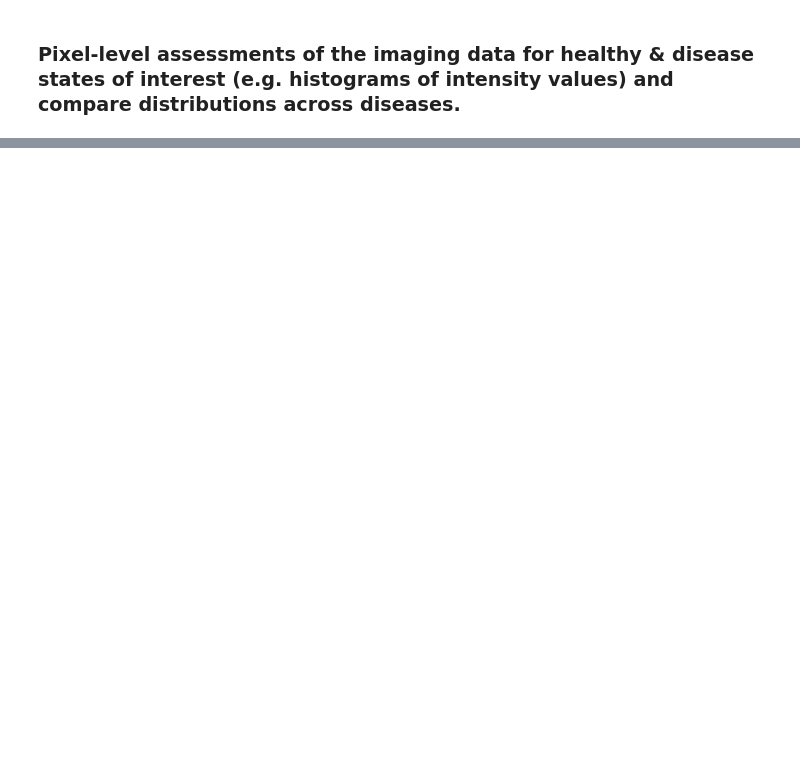
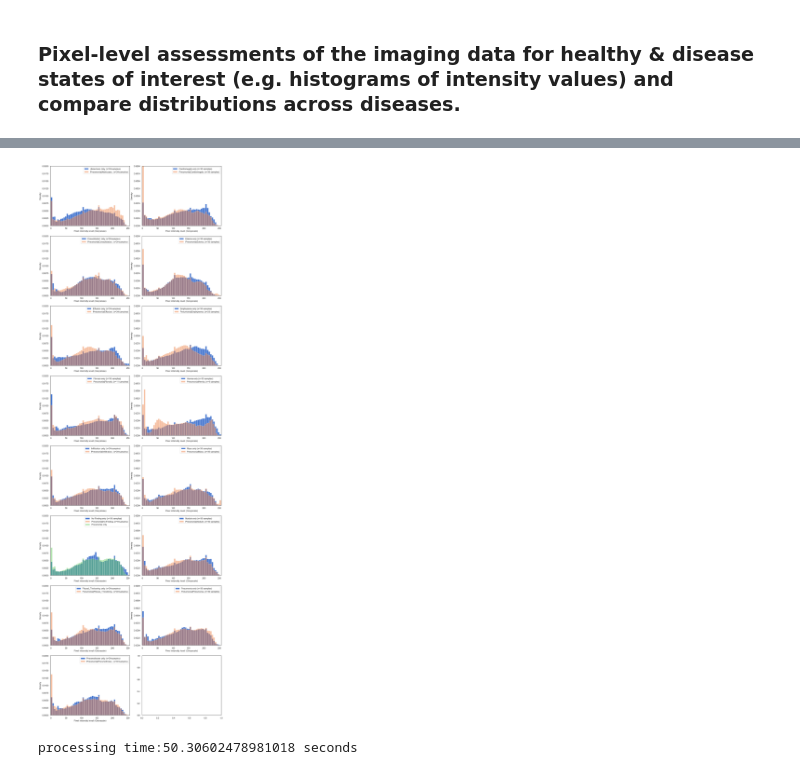
Before and after one commit to maurodsantos/AIHCND_C2_Starter, a Jupyter notebook: EDA.ipynb, the cells around one changed output, grey strips where cells are left out. Drawn from its saved outputs; the diff is of its cells as text; code cells hidden in the pictures; blank space fills up the shorter version.

```diff
--- a/EDA.ipynb
+++ b/EDA.ipynb
@@ -217,0 +315,76 @@ array(['Emphysema|Infiltration|Pleural_Thickening|Pneumothorax',
+# %%
+# In this section we review the overlap of the distribution of pixel intensities for each disease,
+# and for both the disease and the presence of pneumonia, in greyscale.
+# Please note I've moved all the images from their (12) folders into a unique folder 'data/images/' to make facilitate the script.
+start_time = time.time()
+directory = os.path.join('.','data')
+fig,ax = plt.subplots(math.ceil(len(disease_labels)/2),2,figsize=(13,40))
+plt.tight_layout(w_pad=3,h_pad=3)
+axes = ax.ravel()
+axes_count = 0
+n_samples = 30
+
+save_pneumonia=[]
+save_find_pos=-1
+
+for disease in disease_labels:
+
+    img_data=[]
+
+
+    find_disease = df[df['Finding Labels']==disease]
+
+    if len(find_disease)>n_samples:
+        find_disease=find_disease.iloc[0:n_samples]
+
+    for index, row in find_disease.iterrows():
+
+        img = cv2.imread(row['path'],0)
+        if img is not None:
+            img_data=np.append(img_data,img.reshape(-1))
+
+    axes[axes_count].hist(img_data, bins=50, density=True,label='{} only (n={} samples)'.format(disease,len(find_disease)))
+    axes[axes_count].set_ylabel('Density')
+    axes[axes_count].set_xlabel('Pixel intensity level (Greyscale)')
+    axes[axes_count].set_ylim([0, 0.02])
+    axes[axes_count].set_xlim([-1, 256])
+    axes[axes_count].legend()
+
+    if disease == 'No Finding':
+        save_find_pos=axes_count
+
+
+    img_data=[]
+
+    find_pneumonia_disease = df[df['Finding Labels'].apply(lambda x: disease in x and 'Pneumonia' in x)]
+
+    if len(find_pneumonia_disease)>n_samples:
+        find_pneumonia_disease=find_pneumonia_disease.iloc[0:n_samples]
+
+    for index, row in find_pneumonia_disease.iterrows():
+
+        img = cv2.imread(row['path'],0)
+        if img is not None:
+            img_data=np.append(img_data,img.reshape(-1))
+    if disease=='Pneumonia':
+        save_pneumonia=img_data.copy()
+
+    axes[axes_count].hist(img_data, bins=50, density=True,alpha=0.5,label='Pneumonia|{}, (n={} samples)'.format(disease,len(find_pneumonia_disease)))
+    axes[axes_count].set_ylabel('Density')
+    axes[axes_count].set_xlabel('Pixel intensity level (Greyscale)')
+    axes[axes_count].set_ylim([0, 0.02])
+    axes[axes_count].set_xlim([-1, 256])
+    axes[axes_count].legend()
+    axes_count=axes_count+1
+
+
+axes[save_find_pos].hist(save_pneumonia, bins=50, density=True,alpha=0.5,label='Pneumonia only')
+axes[save_find_pos].legend()
+plt.show()
+
+
+duration = time.time()-start_time
+print('processing time:{} seconds'.format(duration))
+# %% [output]
+[figure, added]
+processing time:50.30602478981018 seconds
```
Also changed, not shown: parts of 25 cells of this notebook, 6 other files.
